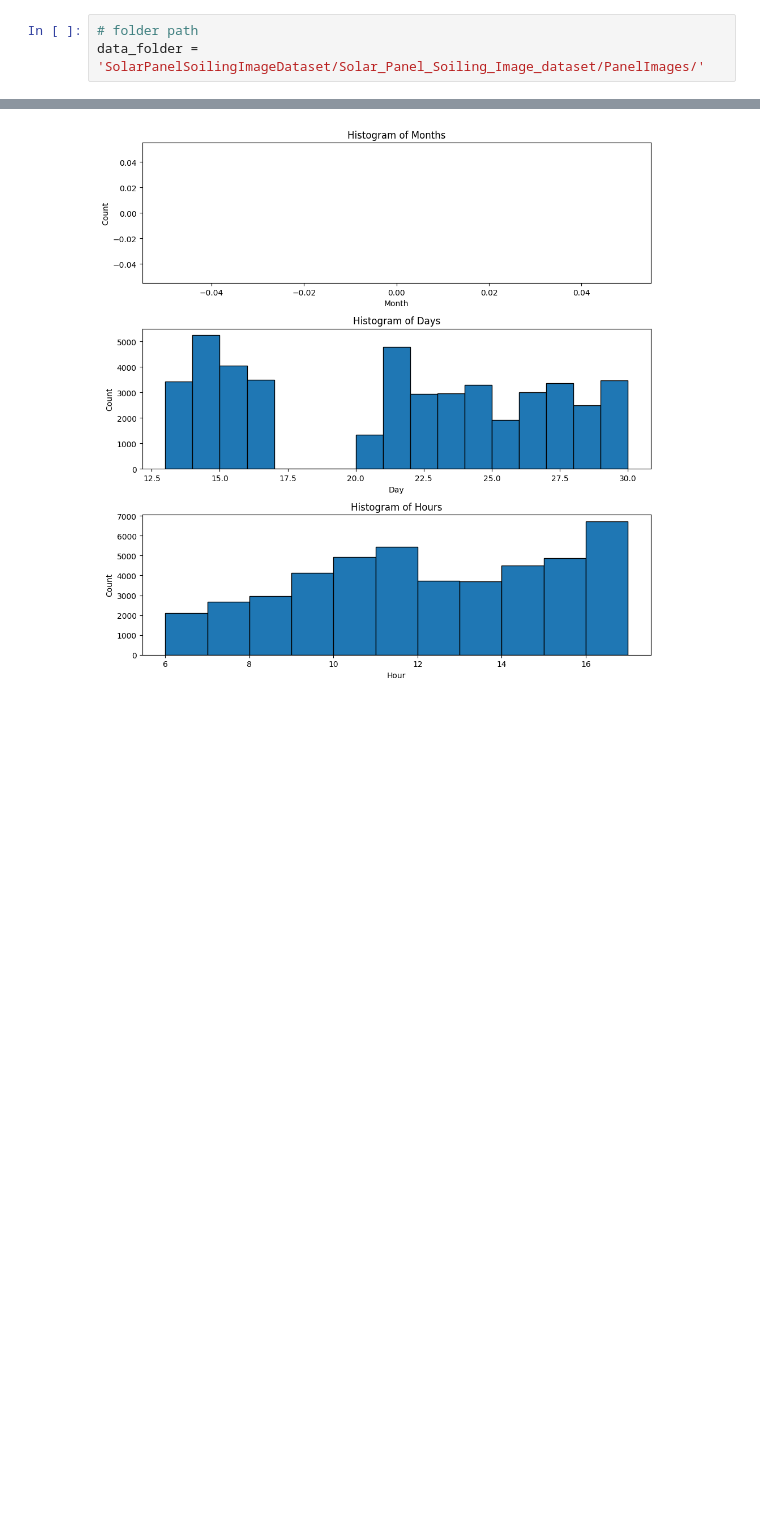
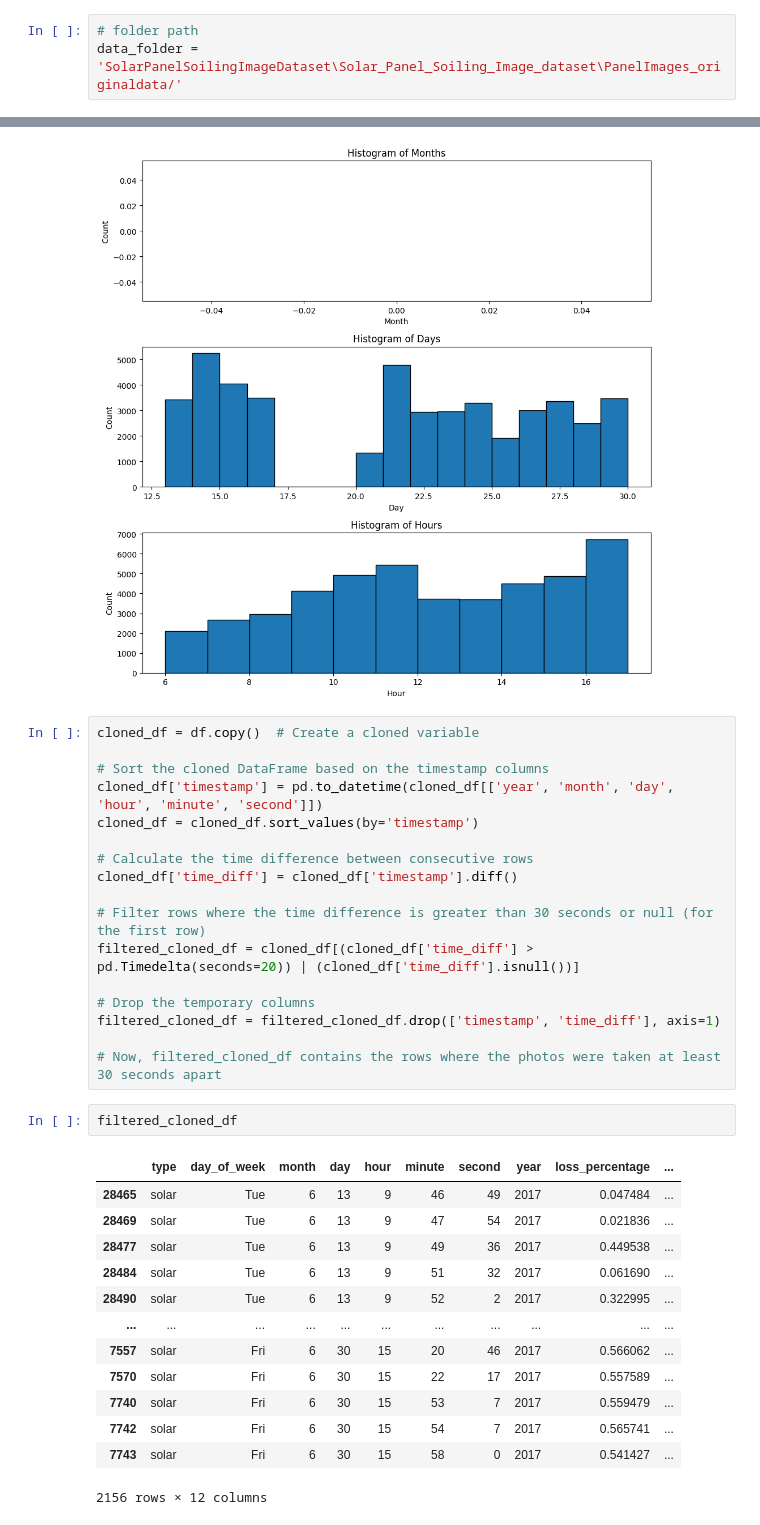
Before and after one commit to tomasrodriguesf1/CV-Project, a Jupyter notebook: EDA.ipynb, the cells around one changed output, grey strips where cells are left out. Saved outputs shown, nothing was run; the diff lists cells and outputs as text; blank space fills up the shorter version.

Commit message:
drop duplicates

```diff
--- a/EDA.ipynb
+++ b/EDA.ipynb
@@ -9,7 +9,7 @@ import numpy as np
 #### Data Directory
 # %%
 # folder path
-data_folder = 'SolarPanelSoilingImageDataset/Solar_Panel_Soiling_Image_dataset/PanelImages/'
+data_folder = 'SolarPanelSoilingImageDataset\Solar_Panel_Soiling_Image_dataset\PanelImages_originaldata/'
 # %%
 files = os.listdir(data_folder)
 # %% [markdown]
@@ -239,3 +234,36 @@ plt.tight_layout()
 plt.show()
 # %% [output]
 [figure]
+# %%
+cloned_df = df.copy()  # Create a cloned variable
+
+# Sort the cloned DataFrame based on the timestamp columns
+cloned_df['timestamp'] = pd.to_datetime(cloned_df[['year', 'month', 'day', 'hour', 'minute', 'second']])
+cloned_df = cloned_df.sort_values(by='timestamp')
+
+# Calculate the time difference between consecutive rows
+cloned_df['time_diff'] = cloned_df['timestamp'].diff()
+
+# Filter rows where the time difference is greater than 30 seconds or null (for the first row)
+filtered_cloned_df = cloned_df[(cloned_df['time_diff'] > pd.Timedelta(seconds=20)) | (cloned_df['time_diff'].isnull())]
+
+# Drop the temporary columns
+filtered_cloned_df = filtered_cloned_df.drop(['timestamp', 'time_diff'], axis=1)
+
+# Now, filtered_cloned_df contains the rows where the photos were taken at least 30 seconds apart
+# %%
+filtered_cloned_df
+# %% [output]
+|  | type | day_of_week | month | day | hour | minute | second | year | loss_percentage | ... |
+| 28465 | solar | Tue | 6 | 13 | 9 | 46 | 49 | 2017 | 0.047484 | ... |
+| 28469 | solar | Tue | 6 | 13 | 9 | 47 | 54 | 2017 | 0.021836 | ... |
+| 28477 | solar | Tue | 6 | 13 | 9 | 49 | 36 | 2017 | 0.449538 | ... |
+| 28484 | solar | Tue | 6 | 13 | 9 | 51 | 32 | 2017 | 0.061690 | ... |
+| 28490 | solar | Tue | 6 | 13 | 9 | 52 | 2 | 2017 | 0.322995 | ... |
+| ... | ... | ... | ... | ... | ... | ... | ... | ... | ... | ... |
+| 7557 | solar | Fri | 6 | 30 | 15 | 20 | 46 | 2017 | 0.566062 | ... |
+| 7570 | solar | Fri | 6 | 30 | 15 | 22 | 17 | 2017 | 0.557589 | ... |
+| 7740 | solar | Fri | 6 | 30 | 15 | 53 | 7 | 2017 | 0.559479 | ... |
+| 7742 | solar | Fri | 6 | 30 | 15 | 54 | 7 | 2017 | 0.565741 | ... |
+| 7743 | solar | Fri | 6 | 30 | 15 | 58 | 0 | 2017 | 0.541427 | ... |
+2156 rows × 12 columns
```
Also changed, not shown: parts of 1 cell of this notebook.
